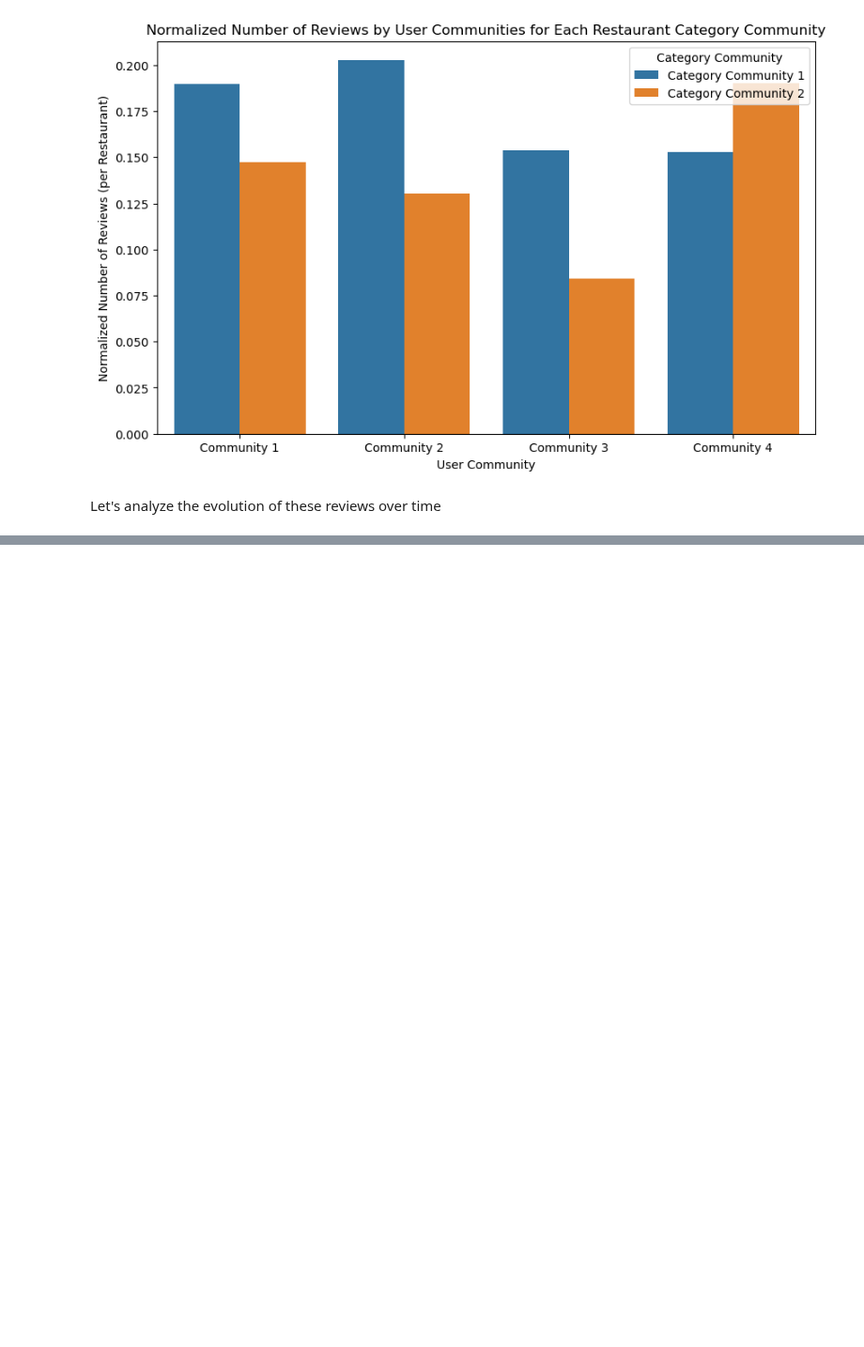
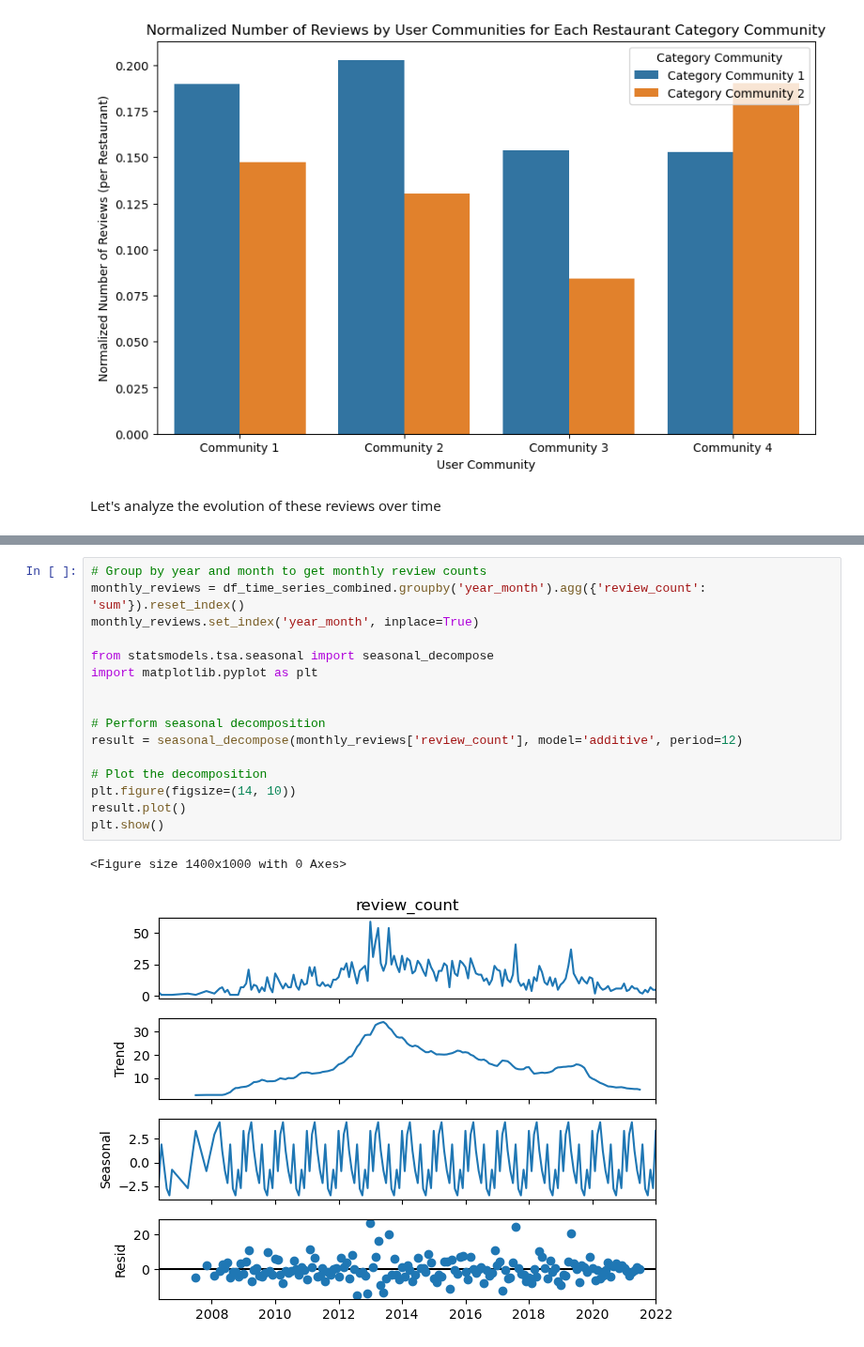
Before and after one commit to larasneves/ComplexDataAnalysis, a Jupyter notebook: Part 2 Social Network Forecasting/exploration_Lara_users_and_friends.ipynb, the cells around one changed output, grey strips where cells are left out. Shown at 94% size. Cells and saved outputs as stored; diff of their text form; blank space fills up the shorter version.

```diff
--- a/Part 2 Social Network Forecasting/exploration_Lara_users_and_friends.ipynb
+++ b/Part 2 Social Network Forecasting/exploration_Lara_users_and_friends.ipynb
@@ -669,0 +684,19 @@ KeyError: 'Community 2'
+# %%
+# Group by year and month to get monthly review counts
+monthly_reviews = df_time_series_combined.groupby('year_month').agg({'review_count': 'sum'}).reset_index()
+monthly_reviews.set_index('year_month', inplace=True)
+
+from statsmodels.tsa.seasonal import seasonal_decompose
+import matplotlib.pyplot as plt
+
+
+# Perform seasonal decomposition
+result = seasonal_decompose(monthly_reviews['review_count'], model='additive', period=12)
+
+# Plot the decomposition
+plt.figure(figsize=(14, 10))
+result.plot()
+plt.show()
+# %% [output]
+<Figure size 1400x1000 with 0 Axes>
+[figure, added]
```
Also changed, not shown: parts of 10 cells of this notebook.
